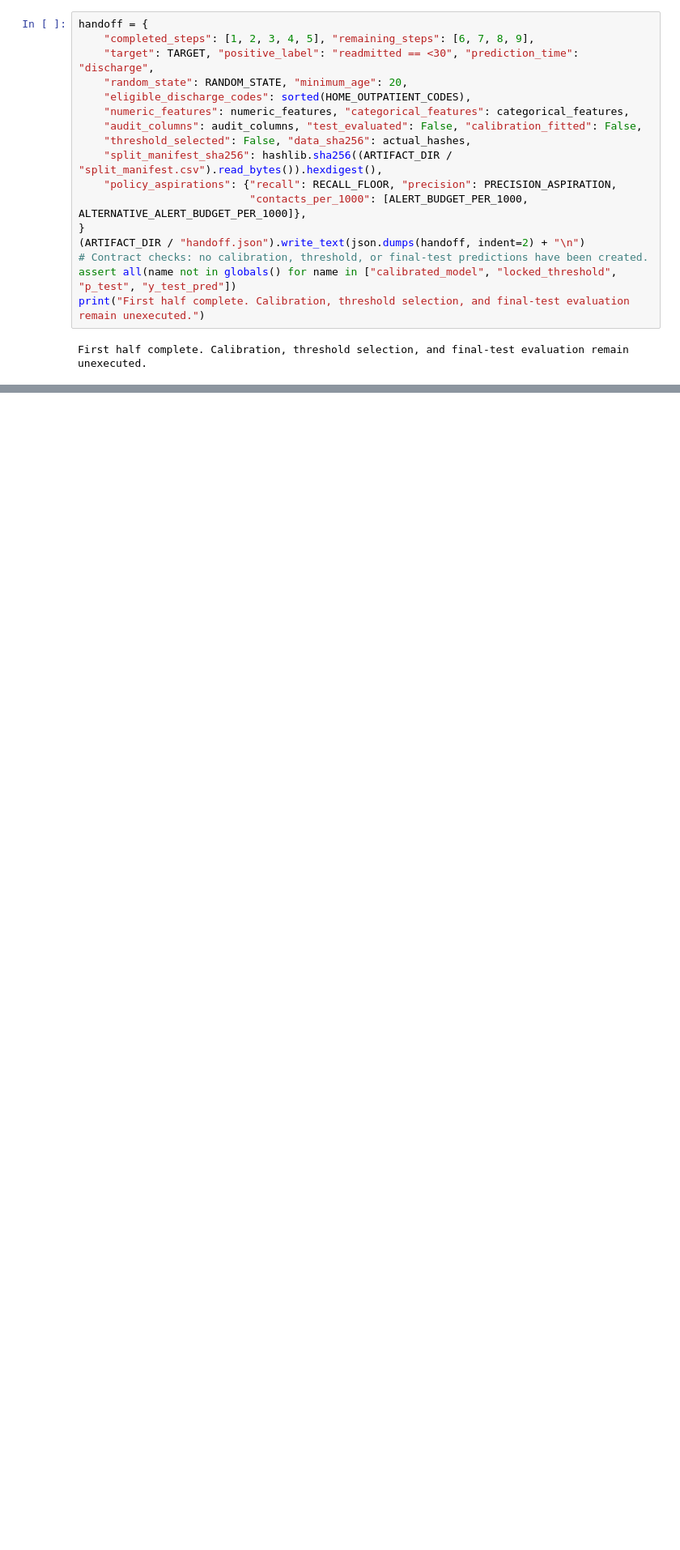
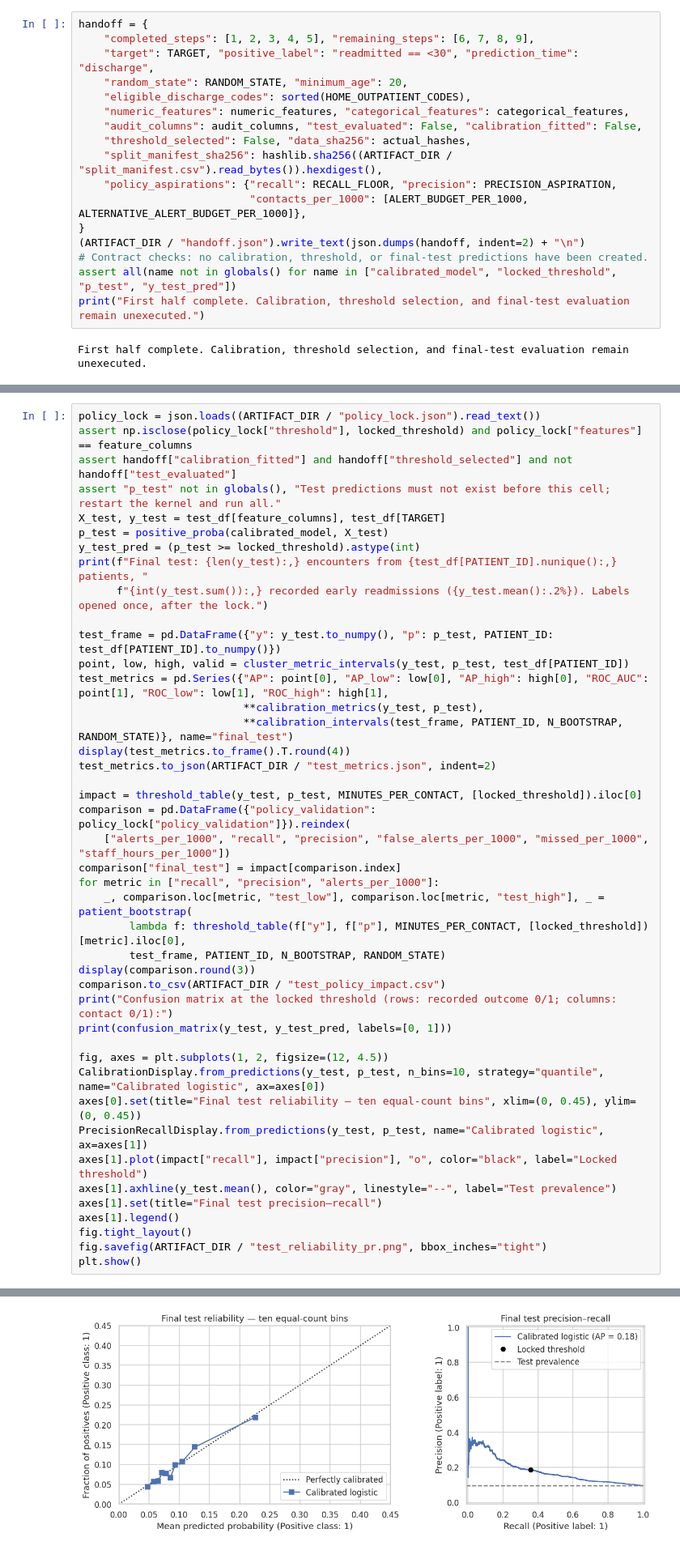
Before and after one commit to leaabj/healthcare_ai, a Jupyter notebook: Diabetes_Readmission_RAI_Skeleton.ipynb, the cells around one changed output, grey strips where cells are left out. Shown at 81% size. Cells and saved outputs as stored; diff of their text form; blank space fills up the shorter version.

```diff
--- a/Diabetes_Readmission_RAI_Skeleton.ipynb
+++ b/Diabetes_Readmission_RAI_Skeleton.ipynb
@@ -923,0 +998,44 @@ Quantify expected mitigation effects only when measured, or label them as assump
+# %%
+policy_lock = json.loads((ARTIFACT_DIR / "policy_lock.json").read_text())
+assert np.isclose(policy_lock["threshold"], locked_threshold) and policy_lock["features"] == feature_columns
+assert handoff["calibration_fitted"] and handoff["threshold_selected"] and not handoff["test_evaluated"]
+assert "p_test" not in globals(), "Test predictions must not exist before this cell; restart the kernel and run all."
+X_test, y_test = test_df[feature_columns], test_df[TARGET]
+p_test = positive_proba(calibrated_model, X_test)
+y_test_pred = (p_test >= locked_threshold).astype(int)
+print(f"Final test: {len(y_test):,} encounters from {test_df[PATIENT_ID].nunique():,} patients, "
+      f"{int(y_test.sum()):,} recorded early readmissions ({y_test.mean():.2%}). Labels opened once, after the lock.")
+
+test_frame = pd.DataFrame({"y": y_test.to_numpy(), "p": p_test, PATIENT_ID: test_df[PATIENT_ID].to_numpy()})
+point, low, high, valid = cluster_metric_intervals(y_test, p_test, test_df[PATIENT_ID])
+test_metrics = pd.Series({"AP": point[0], "AP_low": low[0], "AP_high": high[0], "ROC_AUC": point[1], "ROC_low": low[1], "ROC_high": high[1],
+                          **calibration_metrics(y_test, p_test),
+                          **calibration_intervals(test_frame, PATIENT_ID, N_BOOTSTRAP, RANDOM_STATE)}, name="final_test")
+display(test_metrics.to_frame().T.round(4))
+test_metrics.to_json(ARTIFACT_DIR / "test_metrics.json", indent=2)
+
+impact = threshold_table(y_test, p_test, MINUTES_PER_CONTACT, [locked_threshold]).iloc[0]
+comparison = pd.DataFrame({"policy_validation": policy_lock["policy_validation"]}).reindex(
+    ["alerts_per_1000", "recall", "precision", "false_alerts_per_1000", "missed_per_1000", "staff_hours_per_1000"])
+comparison["final_test"] = impact[comparison.index]
+for metric in ["recall", "precision", "alerts_per_1000"]:
+    _, comparison.loc[metric, "test_low"], comparison.loc[metric, "test_high"], _ = patient_bootstrap(
+        lambda f: threshold_table(f["y"], f["p"], MINUTES_PER_CONTACT, [locked_threshold])[metric].iloc[0],
+        test_frame, PATIENT_ID, N_BOOTSTRAP, RANDOM_STATE)
+display(comparison.round(3))
+comparison.to_csv(ARTIFACT_DIR / "test_policy_impact.csv")
+print("Confusion matrix at the locked threshold (rows: recorded outcome 0/1; columns: contact 0/1):")
+print(confusion_matrix(y_test, y_test_pred, labels=[0, 1]))
+
+fig, axes = plt.subplots(1, 2, figsize=(12, 4.5))
+CalibrationDisplay.from_predictions(y_test, p_test, n_bins=10, strategy="quantile", name="Calibrated logistic", ax=axes[0])
+axes[0].set(title="Final test reliability — ten equal-count bins", xlim=(0, 0.45), ylim=(0, 0.45))
+PrecisionRecallDisplay.from_predictions(y_test, p_test, name="Calibrated logistic", ax=axes[1])
+axes[1].plot(impact["recall"], impact["precision"], "o", color="black", label="Locked threshold")
+axes[1].axhline(y_test.mean(), color="gray", linestyle="--", label="Test prevalence")
+axes[1].set(title="Final test precision–recall")
+axes[1].legend()
+fig.tight_layout()
+fig.savefig(ARTIFACT_DIR / "test_reliability_pr.png", bbox_inches="tight")
+plt.show()
+# %% [output]
@@ -923,0 +1055 @@ Quantify expected mitigation effects only when measured, or label them as assump
+[figure, added]
```
Also changed, not shown: parts of 55 cells of this notebook, 4 other files.
